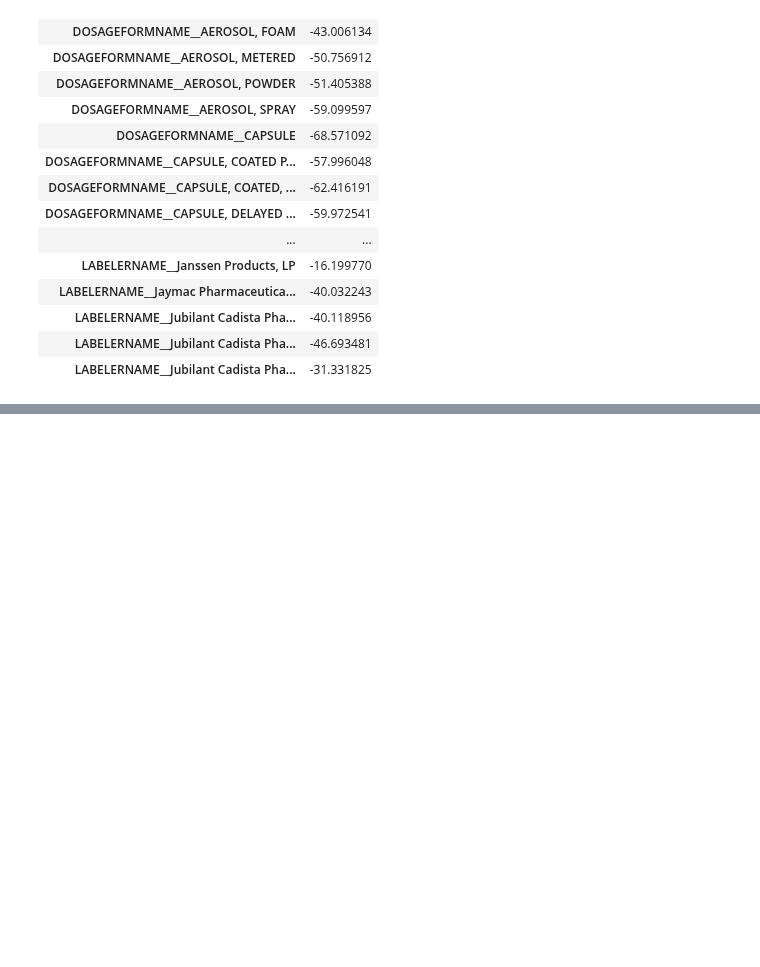
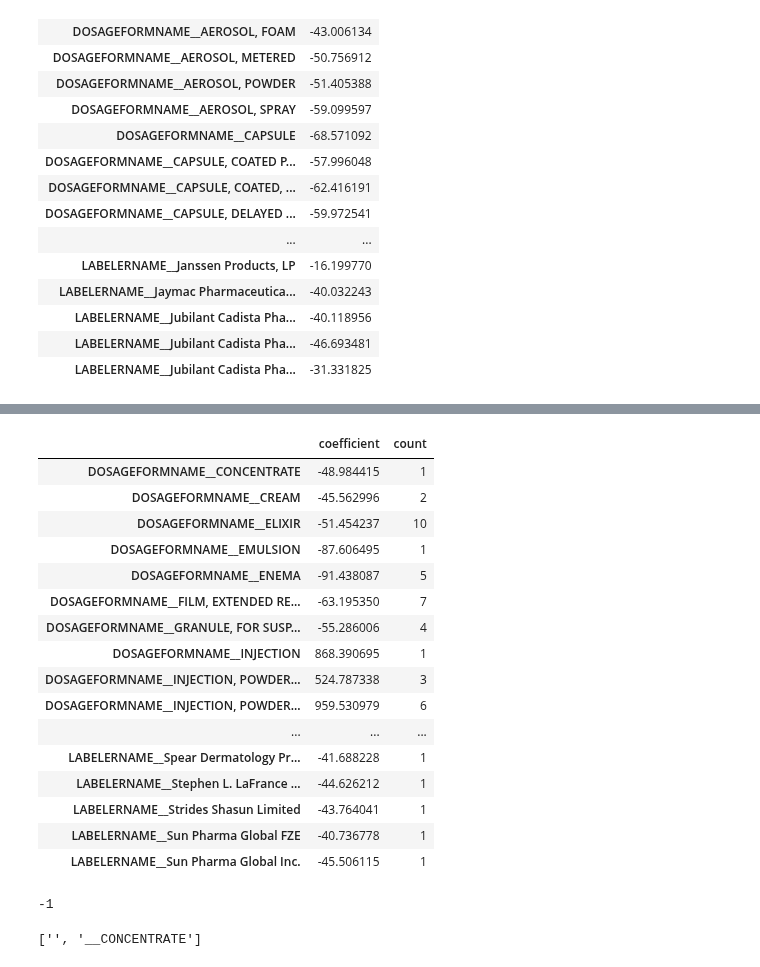
Before and after one commit to nycdatasci/bootcamp009_project, a Jupyter notebook: Project4-Capstone/Robin_Choutine_Bo/Linear Regression.ipynb, the cells around one changed output, grey strips where cells are left out. Saved outputs shown, nothing was run; the diff lists cells and outputs as text; code cells hidden in the pictures; blank space fills up the shorter version.

```diff
--- a/Project4-Capstone/Robin_Choutine_Bo/Linear Regression.ipynb
+++ b/Project4-Capstone/Robin_Choutine_Bo/Linear Regression.ipynb
@@ -137,0 +111,31 @@ result
+# %%
+outliers = result.loc[result['count'] <= 10]
+#outliers.index.tolist()
+outliers
+for e in outliers.index.tolist():
+    if (e.find("DOSAGEFORMNAME") != -1):
+# %% [output]
+|  | coefficient | count |
+| DOSAGEFORMNAME__CONCENTRATE | -48.984415 | 1 |
+| DOSAGEFORMNAME__CREAM | -45.562996 | 2 |
+| DOSAGEFORMNAME__ELIXIR | -51.454237 | 10 |
+| DOSAGEFORMNAME__EMULSION | -87.606495 | 1 |
+| DOSAGEFORMNAME__ENEMA | -91.438087 | 5 |
+| DOSAGEFORMNAME__FILM, EXTENDED RE... | -63.195350 | 7 |
+| DOSAGEFORMNAME__GRANULE, FOR SUSP... | -55.286006 | 4 |
+| DOSAGEFORMNAME__INJECTION | 868.390695 | 1 |
+| DOSAGEFORMNAME__INJECTION, POWDER... | 524.787338 | 3 |
+| DOSAGEFORMNAME__INJECTION, POWDER... | 959.530979 | 6 |
+| ... | ... | ... |
+| LABELERNAME__Spear Dermatology Pr... | -41.688228 | 1 |
+| LABELERNAME__Stephen L. LaFrance ... | -44.626212 | 1 |
+| LABELERNAME__Strides Shasun Limited | -43.764041 | 1 |
+| LABELERNAME__Sun Pharma Global FZE | -40.736778 | 1 |
+| LABELERNAME__Sun Pharma Global Inc. | -45.506115 | 1 |
+# %%
+a = 'DOSAGEFORMNAME__CONCENTRATE'
+a.find("DOAG")
+a.split('DOSAGEFORMNAME_')
+# %% [output]
+-1
+['', '__CONCENTRATE']
```
Also changed, not shown: parts of 4 cells of this notebook.
